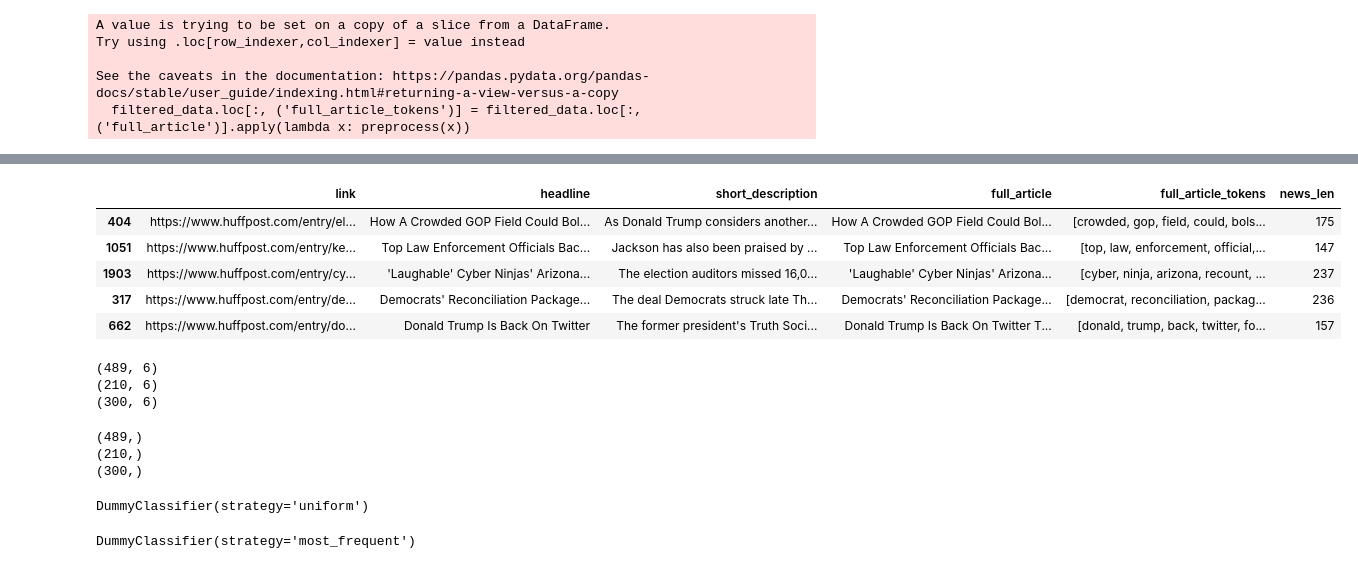
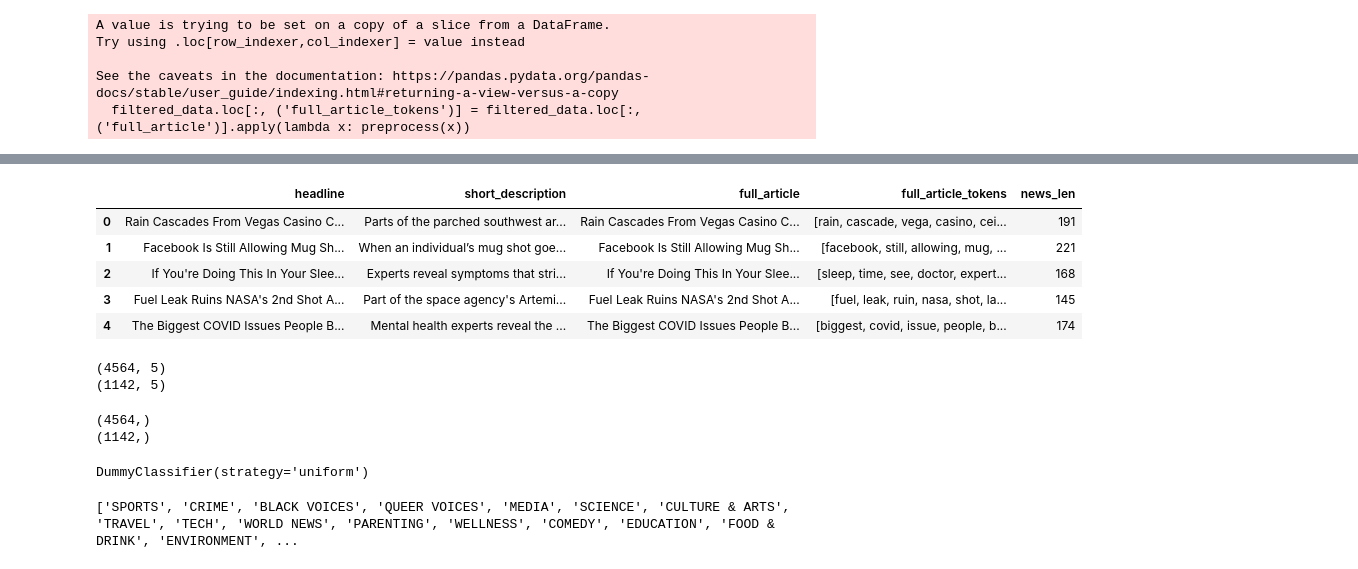
Before and after one commit to yichennliu/Azure_ML_text_classification, a Jupyter notebook: Exract_news_data_and_build_dummy_classifier.ipynb, the cells around one changed output, grey strips where cells are left out. Drawn from its saved outputs; the diff is of its cells as text; code cells hidden in the pictures.

Commit message:
update training and config files

```diff
--- a/Exract_news_data_and_build_dummy_classifier.ipynb
+++ b/Exract_news_data_and_build_dummy_classifier.ipynb
@@ -87,7 +84,7 @@ def read_json_file(file):
         response = "[" + response + "]"
         return json.loads(response)
 
-response = read_json_file("/content/newstext_2000.json")
+response = read_json_file("/content/newstext_1000.json")
 data["News"] = response
 df2 = json_normalize(data['News'])
 # %%
@@ -244,6 +243,7 @@ Try using .loc[row_indexer,col_indexer] = value instead
 See the caveats in the documentation: https://pandas.pydata.org/pandas-docs/stable/user_guide/indexing.html#returning-a-view-versus-a-copy
   filtered_data.loc[:, ('full_article_tokens')] = filtered_data.loc[:,('full_article')].apply(lambda x: preprocess(x))
 # %%
-df2.drop(['authors','date'], axis=1, inplace = True)
-df2.head()
+# Remmove irrelevant data
+filtered_data.drop(['authors','date', 'link'], axis=1, inplace = True)
+filtered_data.head()
 # %% [output]
@@ -275,10 +279,33 @@ RELIGION            1
 Name: category, dtype: int64
-# %%
-balanced_data = pd.DataFrame()
-for category in ('POLITICS', 'ENTERTAINMENT','U.S. NEWS','WORLD NEWS'):
-  data_temp = df2[df2['category'] == category]
-  data_temp = (resample(data_temp, replace=False, n_samples=250, random_state=42))
-  balanced_data = pd.concat([balanced_data,data_temp])
+# %%
+# Define the target count for resampling (e.g., maximum count among all categories)
+target_count = filtered_data['category'].value_counts().max()
+
+# Initialize an empty DataFrame to store the resampled data
+balanced_data = pd.DataFrame()
+
+# Iterate over unique categories
+for category in filtered_data['category'].unique():
+    # Filter data for the current category
+    category_data = filtered_data[filtered_data['category'] == category]
+
+    # Determine the number of samples to resample based on the target count
+    if len(category_data) >= target_count:
+        n_samples = target_count
+    else:
+        n_samples = target_count - len(category_data)
+
+    # Resample the data with replacement if necessary
+    if len(category_data) >= target_count:
+        sampled_data = resample(category_data, replace=False, n_samples=n_samples, random_state=42)
+    else:
+        sampled_data = resample(category_data, replace=True, n_samples=n_samples, random_state=42)
+
+    # Concatenate the resampled data with the balanced data
+    balanced_data = pd.concat([balanced_data, sampled_data])
+
+# Shuffle the balanced data
+balanced_data = balanced_data.sample(frac=1, random_state=42).reset_index(drop=True)
 # %%
 balanced_data['category'].value_counts()
 # %% [output]
@@ -289,13 +328,13 @@ WORLD NEWS       250
 Name: category, dtype: int64
 # %%
-X = balanced_data.loc[:,df2.columns != 'category']
+X = balanced_data.loc[:,filtered_data.columns != 'category']
 X.head()
 # %% [output]
-|  | link | headline | short_description | full_article | full_article_tokens | news_len |
-| 404 | https://www.huffpost.com/entry/el... | How A Crowded GOP Field Could Bol... | As Donald Trump considers another... | How A Crowded GOP Field Could Bol... | [crowded, gop, field, could, bols... | 175 |
-| 1051 | https://www.huffpost.com/entry/ke... | Top Law Enforcement Officials Bac... | Jackson has also been praised by ... | Top Law Enforcement Officials Bac... | [top, law, enforcement, official,... | 147 |
-| 1903 | https://www.huffpost.com/entry/cy... | 'Laughable' Cyber Ninjas' Arizona... | The election auditors missed 16,0... | 'Laughable' Cyber Ninjas' Arizona... | [cyber, ninja, arizona, recount, ... | 237 |
-| 317 | https://www.huffpost.com/entry/de... | Democrats' Reconciliation Package... | The deal Democrats struck late Th... | Democrats' Reconciliation Package... | [democrat, reconciliation, packag... | 236 |
-| 662 | https://www.huffpost.com/entry/do... | Donald Trump Is Back On Twitter | The former president's Truth Soci... | Donald Trump Is Back On Twitter T... | [donald, trump, back, twitter, fo... | 157 |
+|  | headline | short_description | full_article | full_article_tokens | news_len |
+| 0 | Rain Cascades From Vegas Casino C... | Parts of the parched southwest ar... | Rain Cascades From Vegas Casino C... | [rain, cascade, vega, casino, cei... | 191 |
+| 1 | Facebook Is Still Allowing Mug Sh... | When an individual’s mug shot goe... | Facebook Is Still Allowing Mug Sh... | [facebook, still, allowing, mug, ... | 221 |
+| 2 | If You're Doing This In Your Slee... | Experts reveal symptoms that stri... | If You're Doing This In Your Slee... | [sleep, time, see, doctor, expert... | 168 |
+| 3 | Fuel Leak Ruins NASA's 2nd Shot A... | Part of the space agency's Artemi... | Fuel Leak Ruins NASA's 2nd Shot A... | [fuel, leak, ruin, nasa, shot, la... | 145 |
+| 4 | The Biggest COVID Issues People B... | Mental health experts reveal the ... | The Biggest COVID Issues People B... | [biggest, covid, issue, people, b... | 174 |
 # %%
 y = balanced_data['category']
@@ -305,16 +344,12 @@ X_train, X_valid, y_train, y_valid = train_test_split(X_train_plus_valid, y_trai
 # %%
 print(X_train.shape)
-print(X_valid.shape)
 print(X_test.shape)
 # %% [output]
-(489, 6)
-(210, 6)
-(300, 6)
+(4564, 5)
+(1142, 5)
 # %%
 print(y_train.shape)
-print(y_valid.shape)
 print(y_test.shape)
 # %% [output]
-(489,)
-(210,)
-(300,)
+(4564,)
+(1142,)
@@ -341,10 +378,9 @@ dummy_clf_1.fit(X_train_vectorized, y_train_plus_valid)
 # %% [output]
 DummyClassifier(strategy='uniform')
-# %%
-# Train a dummy classifier which guesses most frequent category.
-dummy_clf_2 = DummyClassifier(strategy="most_frequent")
-dummy_clf_2.fit(X_train_vectorized, y_train_plus_valid)
-# %% [output]
-DummyClassifier(strategy='most_frequent')
+# %%
+class_labels = [sublist for sublist in set(filtered_data['category'])]
+print(class_labels)
+# %% [output]
+['SPORTS', 'CRIME', 'BLACK VOICES', 'QUEER VOICES', 'MEDIA', 'SCIENCE', 'CULTURE & ARTS', 'TRAVEL', 'TECH', 'WORLD NEWS', 'PARENTING', 'WELLNESS', 'COMEDY', 'EDUCATION', 'FOOD & DRINK', 'ENVIRONMENT', ...
 # %%
 s = "government imposed a curfew"
```
Also changed, not shown: parts of 28 cells of this notebook, 2 other files.
